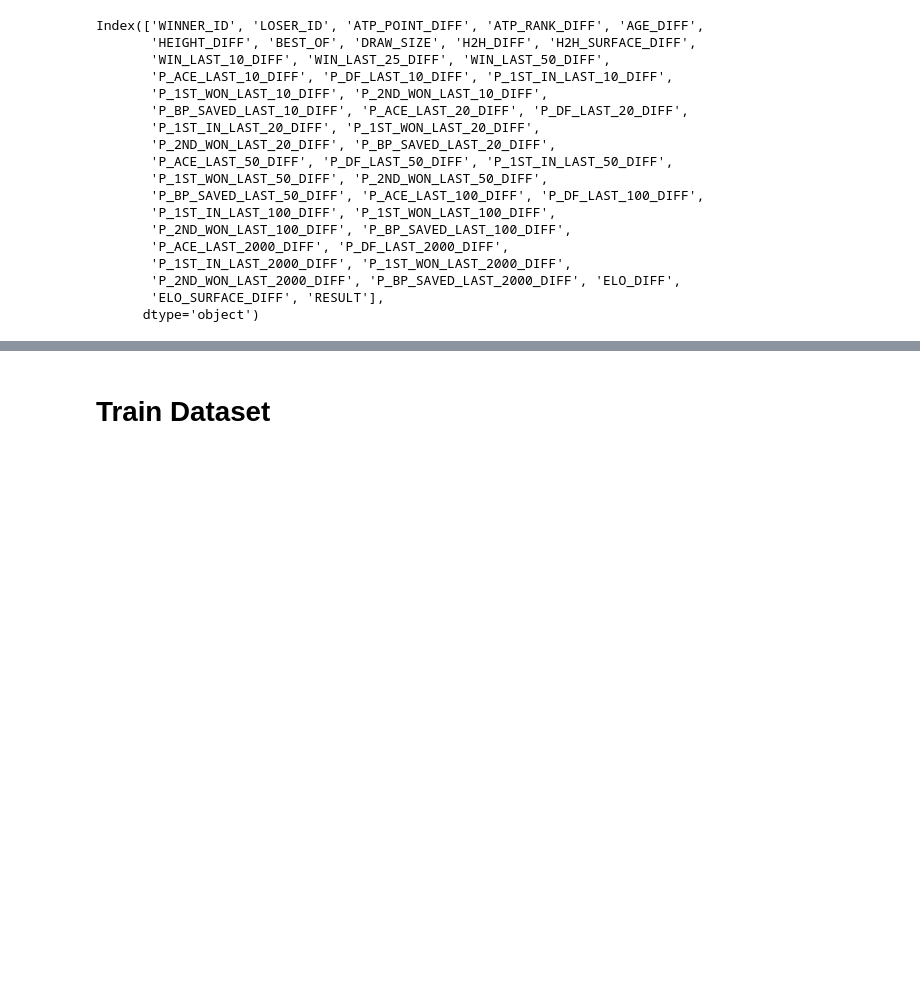
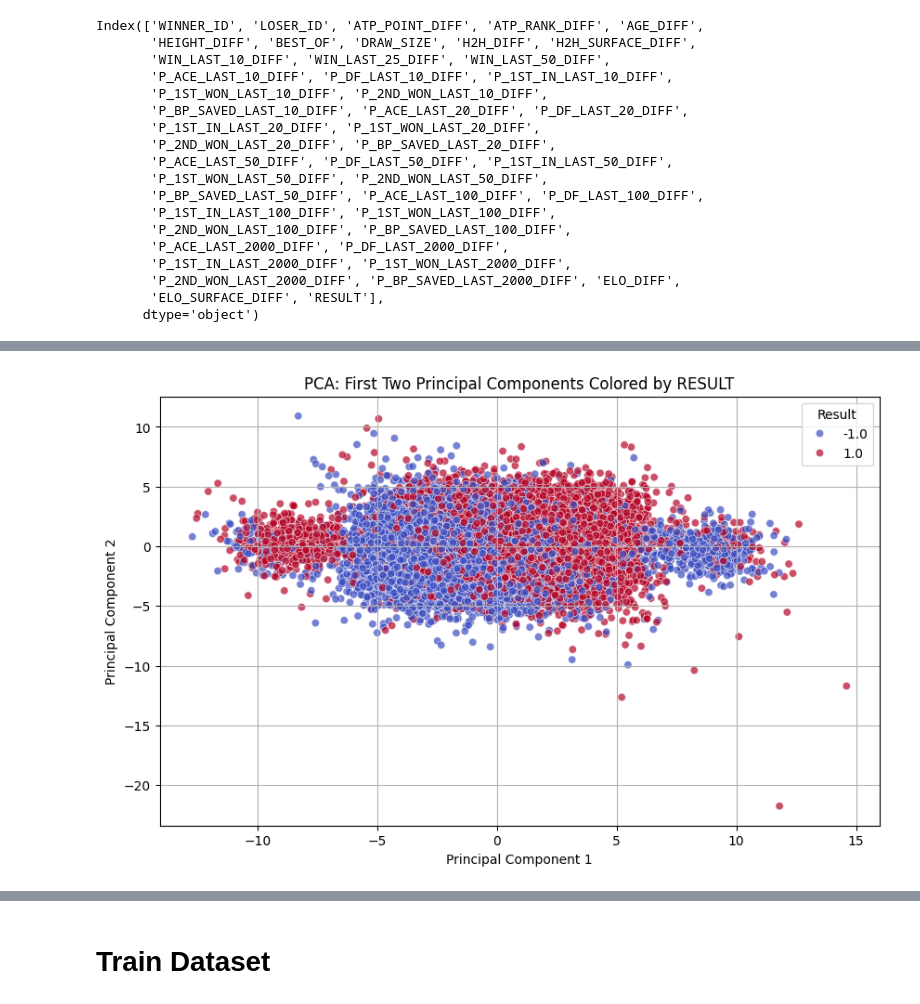
Before and after one commit to theGreen-Coder/random-forest-tennis, a Jupyter notebook: DataPreProcess.ipynb, the cells around one changed output, grey strips where cells are left out. Saved outputs shown, nothing was run; the diff lists cells and outputs as text; code cells hidden in the pictures; blank space fills up the shorter version.

```diff
--- a/DataPreProcess.ipynb
+++ b/DataPreProcess.ipynb
@@ -601,0 +698,12 @@ accuracy_score(y_pred_test, elo_pred)
+# %%
+# Plot the first two principal components with hue set to RESULT
+plt.figure(figsize=(10, 6))
+sns.scatterplot(x=pca_df_14['PC3'], y=pca_df_14['PC4'], hue=pca_df_14['RESULT'], palette='coolwarm', alpha=0.7)
+plt.xlabel('Principal Component 1')
+plt.ylabel('Principal Component 2')
+plt.title('PCA: First Two Principal Components Colored by RESULT')
+plt.legend(title="Result")
+plt.grid(True)
+plt.show()
+# %% [output]
+[figure, added]
```
Also changed, not shown: parts of 17 cells of this notebook.
